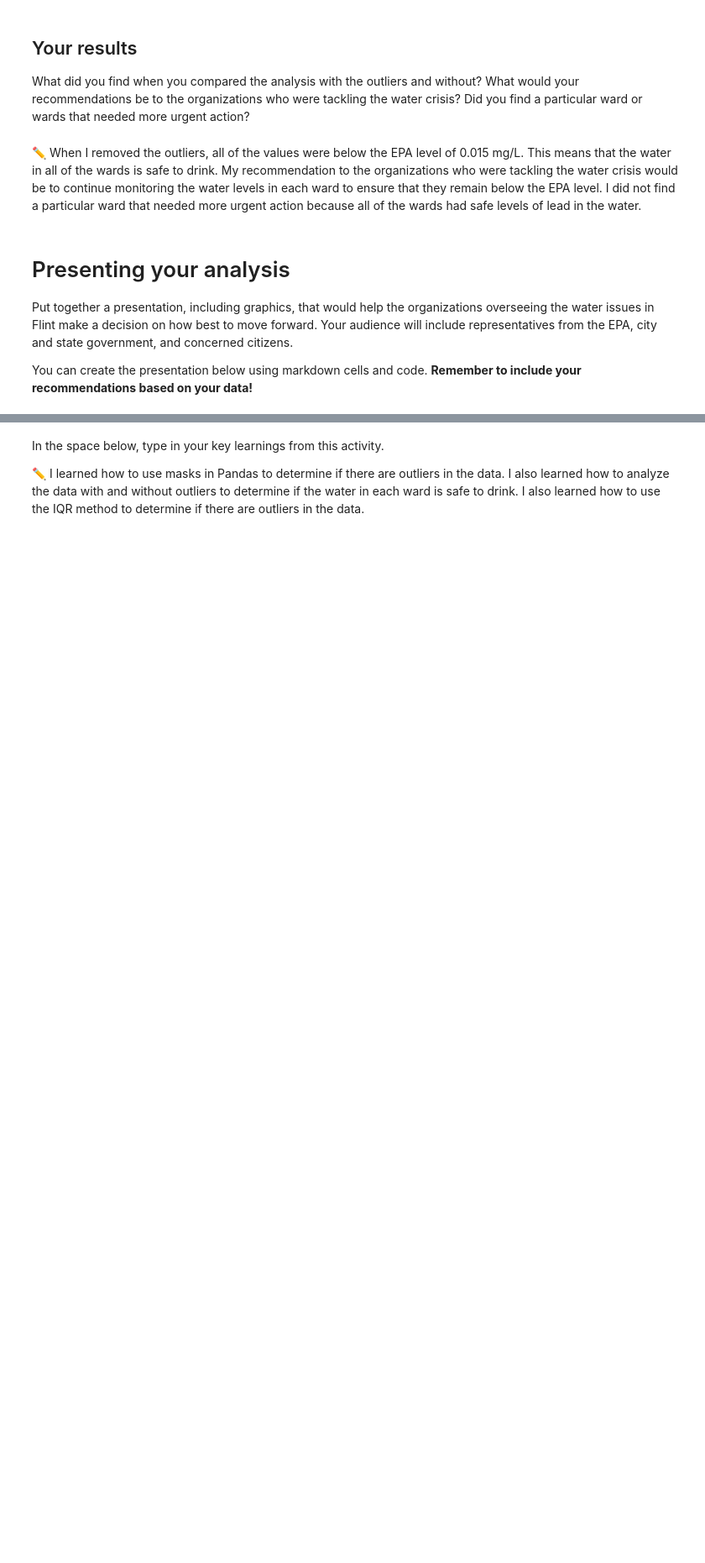
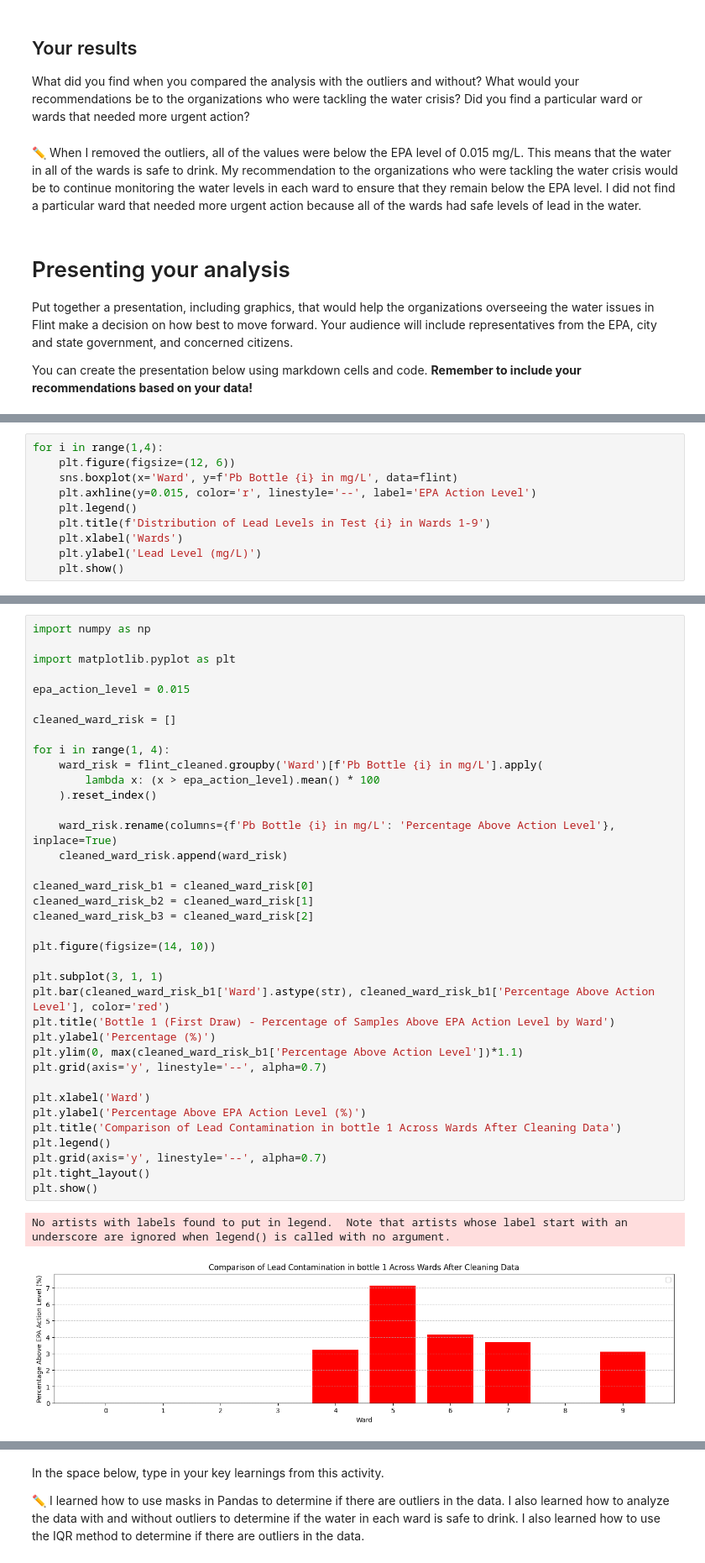
Before and after one commit to therealfiish/lil-pheobe, a Jupyter notebook: notebooks/21_Practice_E.ipynb, the cells around one changed output, grey strips where cells are left out. Shown: that part at 84% size. Saved outputs shown, nothing was run; the diff lists cells and outputs as text; blank space fills up the shorter version.

```diff
--- a/notebooks/21_Practice_E.ipynb
+++ b/notebooks/21_Practice_E.ipynb
@@ -275,0 +249,10 @@ You can create the presentation below using markdown cells and code. **Remember
+# %%
+for i in range(1,4):
+    plt.figure(figsize=(12, 6))
+    sns.boxplot(x='Ward', y=f'Pb Bottle {i} in mg/L', data=flint)
+    plt.axhline(y=0.015, color='r', linestyle='--', label='EPA Action Level')
+    plt.legend()
+    plt.title(f'Distribution of Lead Levels in Test {i} in Wards 1-9')
+    plt.xlabel('Wards')
+    plt.ylabel('Lead Level (mg/L)')
+    plt.show()
@@ -275,0 +263,40 @@ You can create the presentation below using markdown cells and code. **Remember
+# %%
+import numpy as np
+
+import matplotlib.pyplot as plt
+
+epa_action_level = 0.015
+
+cleaned_ward_risk = []
+
+for i in range(1, 4):
+    ward_risk = flint_cleaned.groupby('Ward')[f'Pb Bottle {i} in mg/L'].apply(
+        lambda x: (x > epa_action_level).mean() * 100
+    ).reset_index()
+
+    ward_risk.rename(columns={f'Pb Bottle {i} in mg/L': 'Percentage Above Action Level'}, inplace=True)
+    cleaned_ward_risk.append(ward_risk)
+
+cleaned_ward_risk_b1 = cleaned_ward_risk[0]
+cleaned_ward_risk_b2 = cleaned_ward_risk[1]
+cleaned_ward_risk_b3 = cleaned_ward_risk[2]
+
+plt.figure(figsize=(14, 10))
+
+plt.subplot(3, 1, 1)
+plt.bar(cleaned_ward_risk_b1['Ward'].astype(str), cleaned_ward_risk_b1['Percentage Above Action Level'], color='red')
+plt.title('Bottle 1 (First Draw) - Percentage of Samples Above EPA Action Level by Ward')
+plt.ylabel('Percentage (%)')
+plt.ylim(0, max(cleaned_ward_risk_b1['Percentage Above Action Level'])*1.1)
+plt.grid(axis='y', linestyle='--', alpha=0.7)
+
+plt.xlabel('Ward')
+plt.ylabel('Percentage Above EPA Action Level (%)')
+plt.title('Comparison of Lead Contamination in bottle 1 Across Wards After Cleaning Data')
+plt.legend()
+plt.grid(axis='y', linestyle='--', alpha=0.7)
+plt.tight_layout()
+plt.show()
+# %% [output]
+No artists with labels found to put in legend.  Note that artists whose label start with an underscore are ignored when legend() is called with no argument.
+[figure, added]
```
Also changed, not shown: parts of 5 cells of this notebook, 6 other files.
